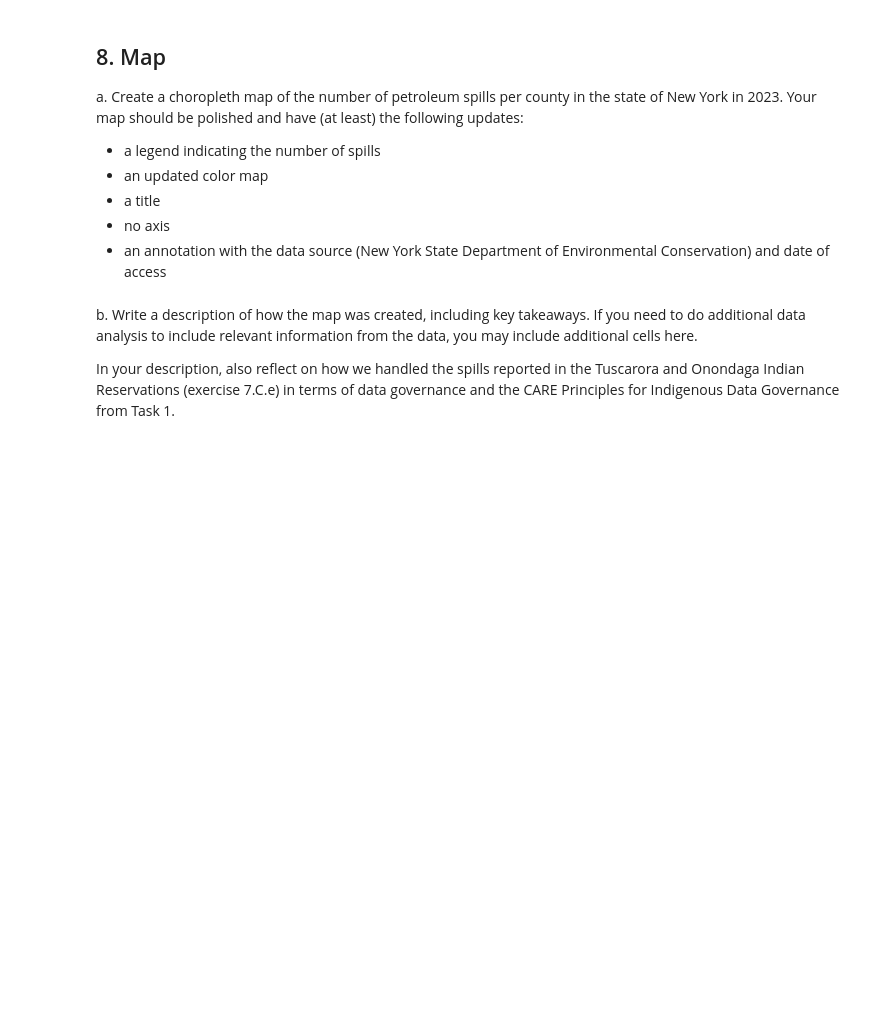
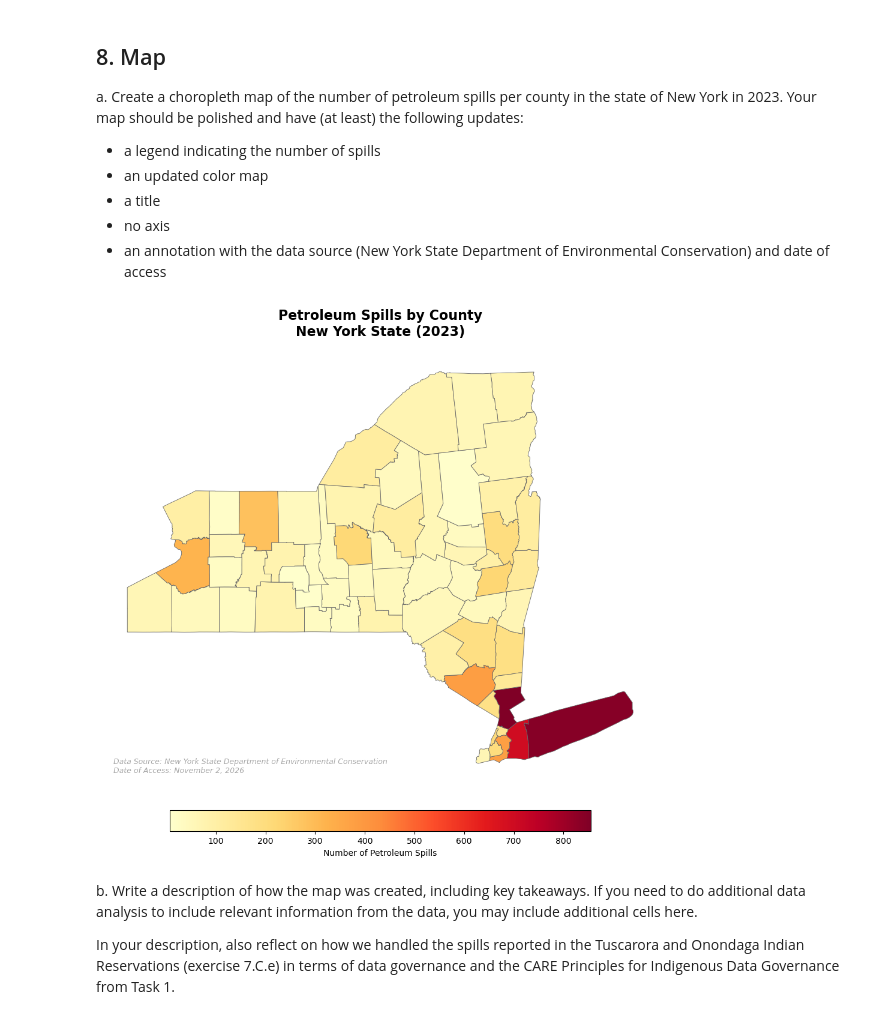
Before and after one commit to gitanjali1024/eds220-hwk3, a Jupyter notebook: hwk3-task2-spills.ipynb, the cells around one changed output. Drawn from its saved outputs; the diff is of its cells as text; code cells hidden in the pictures; blank space fills up the shorter version.

```diff
--- a/hwk3-task2-spills.ipynb
+++ b/hwk3-task2-spills.ipynb
@@ -376,3 +432,6 @@ Simplify column names as needed.
 ### 6.C. Data selection
 
 Select all the counties for the state of New York in a new variable `ny_counties` and plot them (you may need to look at the metadata).
+# %%
+ny_counties = counties[counties['statefp'] == '36']
+ny_counties
@@ -452,3 +622,20 @@ _Type your answer here, replacing this text._
 From our previous exploration we know that Tuscarora Indian Reservation and Onondaga Indian Reservation will not be in the join. Tuscarora Indian Reservation is located within Niagara county and Onondaga Indian Reservation is located within Onondaga county.
 
 e. Since the reservations do not appear in the `ny_counties` dataframe, add the Tuscarora Indian Reservation spills to Niagara county and the Onondaga Indian Reservation spills to Onondaga county in `ny_spills`. We will add a note about this in our final map, and we will reflect on this choice in exercise 8.b. Add the cells you need to make this update **and** verify that the dataframe was updated.
+# %%
+# Save original counts for verificatiob
+tusc_n_spill = ny_spills.loc[ny_spills['county'] == 'Niagara', 'n_spills'].sum()
+print(tusc_n_spill)
+
+ono_n_spill = ny_spills.loc[ny_spills['county'] == 'Onondaga', 'n_spills'].sum()
+print(ono_n_spill)
+
+
+# Add Tuscarora and Onondaga spills to data frame
+ny_spills.loc[ny_spills['county'] == 'Niagara', 'n_spills'] = ny_spills.loc[ny_spills['county'] == 'Niagara', 'n_spills'] + tuscarora
+ny_spills.loc[ny_spills['county'] == 'Onondaga', 'n_spills'] = ny_spills.loc[ny_spills['county'] == 'Onondaga', 'n_spills'] + onondaga
+
+
+# Verify the update with assert
+assert ny_spills.loc[ny_spills['county'] == 'Niagara', 'n_spills'].sum() == tusc_n_spill + tuscarora, "Niagara was not updated correctly"
+assert ny_spills.loc[ny_spills['county'] == 'Onondaga', 'n_spills'].sum() == ono_n_spill + onondaga, "Onondaga was not updated correctly"
@@ -461,6 +651,52 @@ Your map should be polished and have (at least) the following updates:
 - a title
 - no axis
 - an annotation with the data source (New York State Department of Environmental Conservation) and date of access
+# %%
+fig, ax = plt.subplots(1, 1, figsize=(12, 10))
+
+ny_spills.plot(
+    column="n_spills",
+    cmap="YlOrRd",
+    linewidth=0.6,
+    ax=ax,
+    edgecolor="dimgray",
+    legend=True,
+    legend_kwds={
+        "label": "Number of Petroleum Spills",
+        "orientation": "horizontal",
+        "shrink": 0.6,
+        "pad": 0.05,
+    },
+)
+
+ax.set_title(
+    "Petroleum Spills by County\nNew York State (2023)",
+    fontsize=16,
+    fontweight="bold",
+    pad=20,
+)
+
+ax.set_axis_off()
+
+ax.text(
+    x=0.02,
+    y=0.02,
+    s=(
+        "Data Source: New York State Department of Environmental Conservation\n"
+        "Date of Access: November 2, 2026"
+    ),
+    transform=ax.transAxes,
+    fontsize=9,
+    style="italic",
+    color="darkgray",
+    verticalalignment="bottom",
+    horizontalalignment="left",
+)
+
+plt.tight_layout()
+plt.show()
+# %% [output]
+[figure, added]
 # %% [markdown]
 b. Write a description of how the map was created, including key takeaways. If you need to do additional data analysis to include relevant information from the data, you may include additional cells here.
 
```
Also changed, not shown: parts of 36 cells of this notebook.
